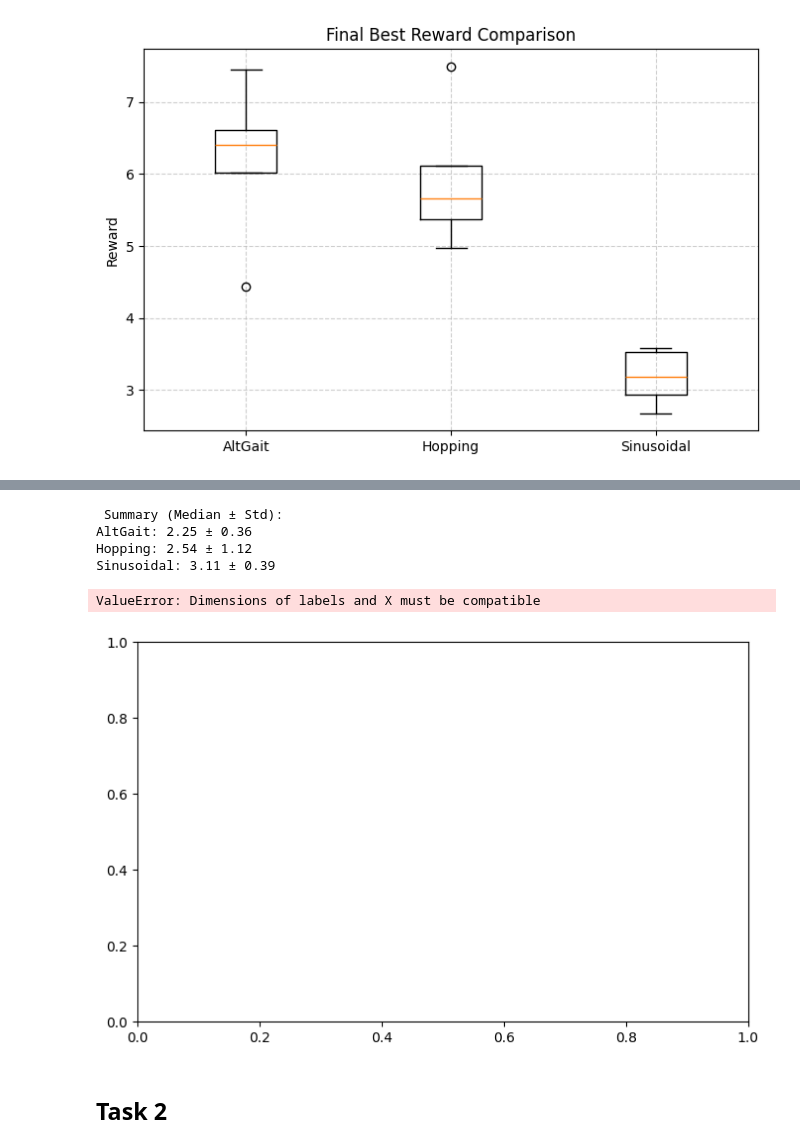
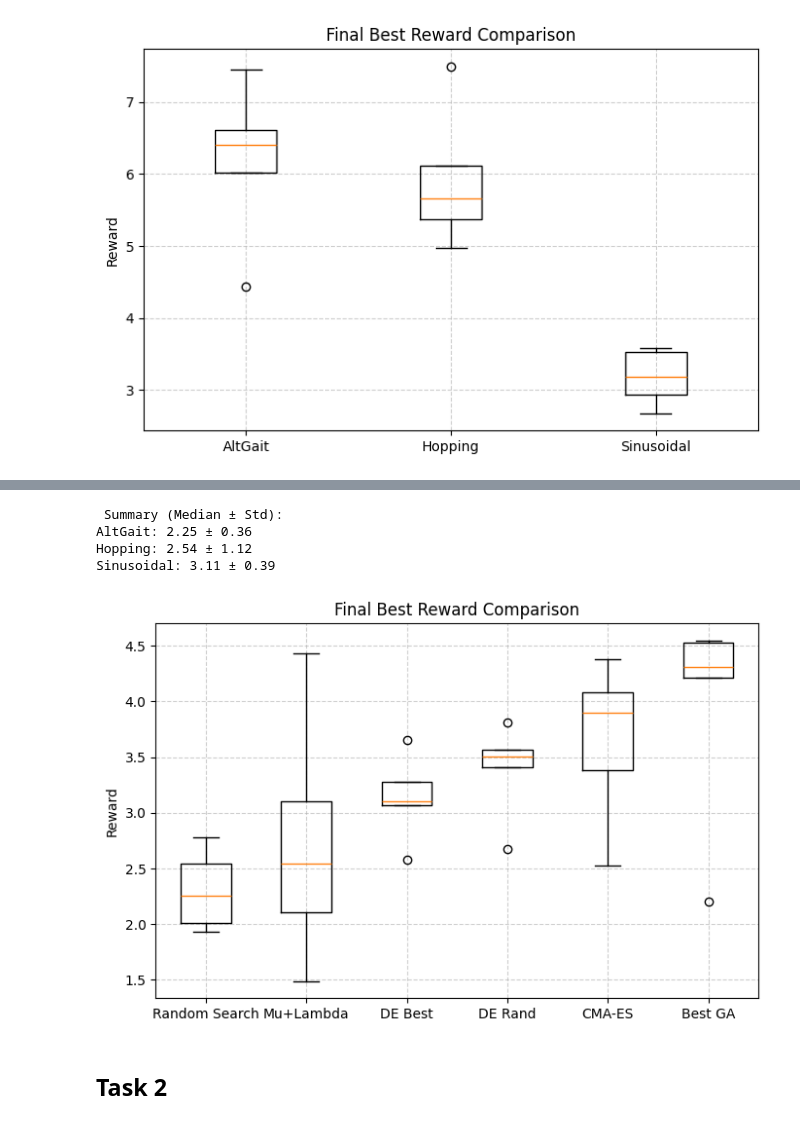
Before and after one commit to carolinaantunes03/projetoCE, a Jupyter notebook: statistical_inference.ipynb, the cells around one changed output, grey strips where cells are left out. Drawn from its saved outputs; the diff is of its cells as text; code cells hidden in the pictures.

```diff
--- a/statistical_inference.ipynb
+++ b/statistical_inference.ipynb
@@ -437,23 +447,24 @@ CMA_ES vs best_GA -> p = 0.30952, effect size r = -0.363 →  Not significant
 # %%
 # --- Summary Statistics ---
 print("\n Summary (Median ± Std):")
 for name, data in zip(labels, reward_data):
     print(f"{name}: {np.median(data):.2f} ± {np.std(data, ddof=1):.2f}")
+
+labels = ["Random Search", "Mu+Lambda", "DE Best", "DE Rand", "CMA-ES", "Best GA"]
 
 # --- Optional: Boxplot for visual comparison ---
 plt.figure(figsize=(8, 5))
 plt.boxplot(reward_data, labels=labels)
 plt.title("Final Best Reward Comparison")
 plt.ylabel("Reward")
 plt.grid(True, linestyle='--', alpha=0.6)
 plt.show()
 # %% [output]
  Summary (Median ± Std):
 AltGait: 2.25 ± 0.36
 Hopping: 2.54 ± 1.12
 Sinusoidal: 3.11 ± 0.39
-ValueError: Dimensions of labels and X must be compatible
-[figure, old version]
+[figure, new version]
 # %% [markdown]
 ## Task 2
 # %% [markdown]
```
Also changed, not shown: parts of 5 cells of this notebook, 19 other files.
